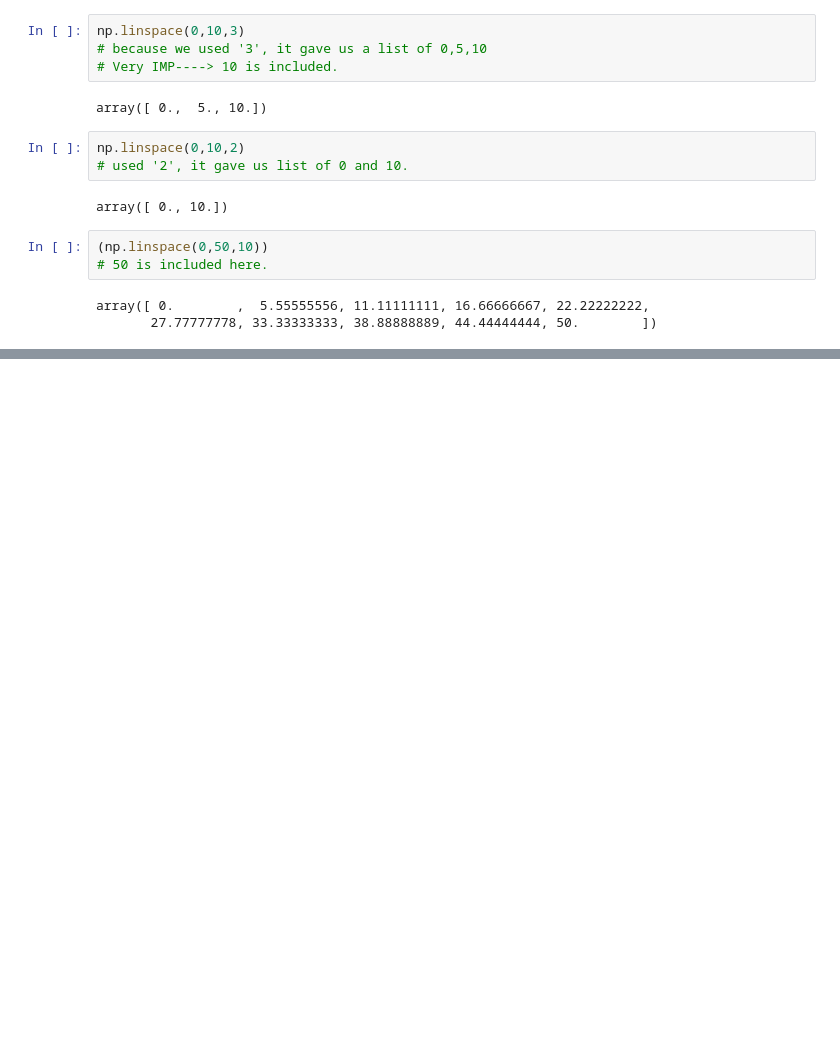
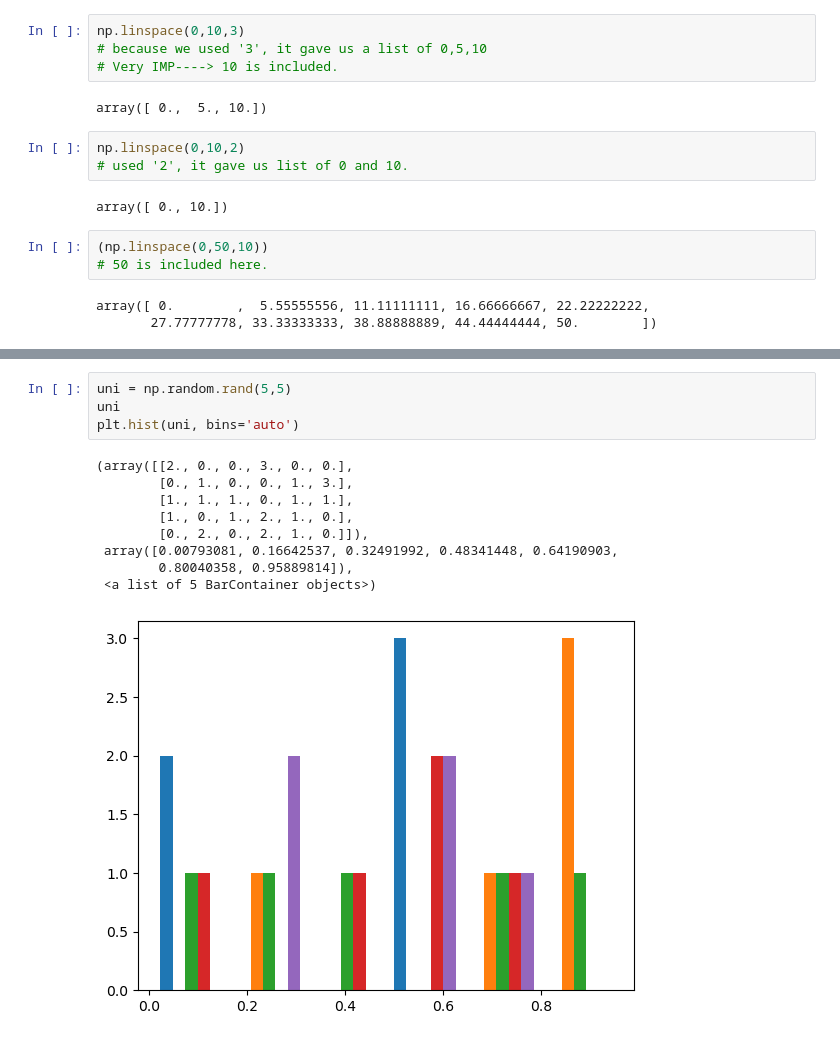
Before and after one commit to SiddheshDaphane/Data-Analysis-in-Python, a Jupyter notebook: 01_Numpy_Arrays.ipynb, the cells around one changed output, grey strips where cells are left out. Drawn from its saved outputs; the diff is of its cells as text; blank space fills up the shorter version.

```diff
--- a/01_Numpy_Arrays.ipynb
+++ b/01_Numpy_Arrays.ipynb
@@ -99,0 +139,14 @@ array([ 0.        ,  5.55555556, 11.11111111, 16.66666667, 22.22222222,
+# %%
+uni = np.random.rand(5,5)
+uni
+plt.hist(uni, bins='auto')
+# %% [output]
+(array([[2., 0., 0., 3., 0., 0.],
+        [0., 1., 0., 0., 1., 3.],
+        [1., 1., 1., 0., 1., 1.],
+        [1., 0., 1., 2., 1., 0.],
+        [0., 2., 0., 2., 1., 0.]]),
+ array([0.00793081, 0.16642537, 0.32491992, 0.48341448, 0.64190903,
+        0.80040358, 0.95889814]),
+ <a list of 5 BarContainer objects>)
+[figure, added]
```
Also changed, not shown: parts of 16 cells of this notebook.
